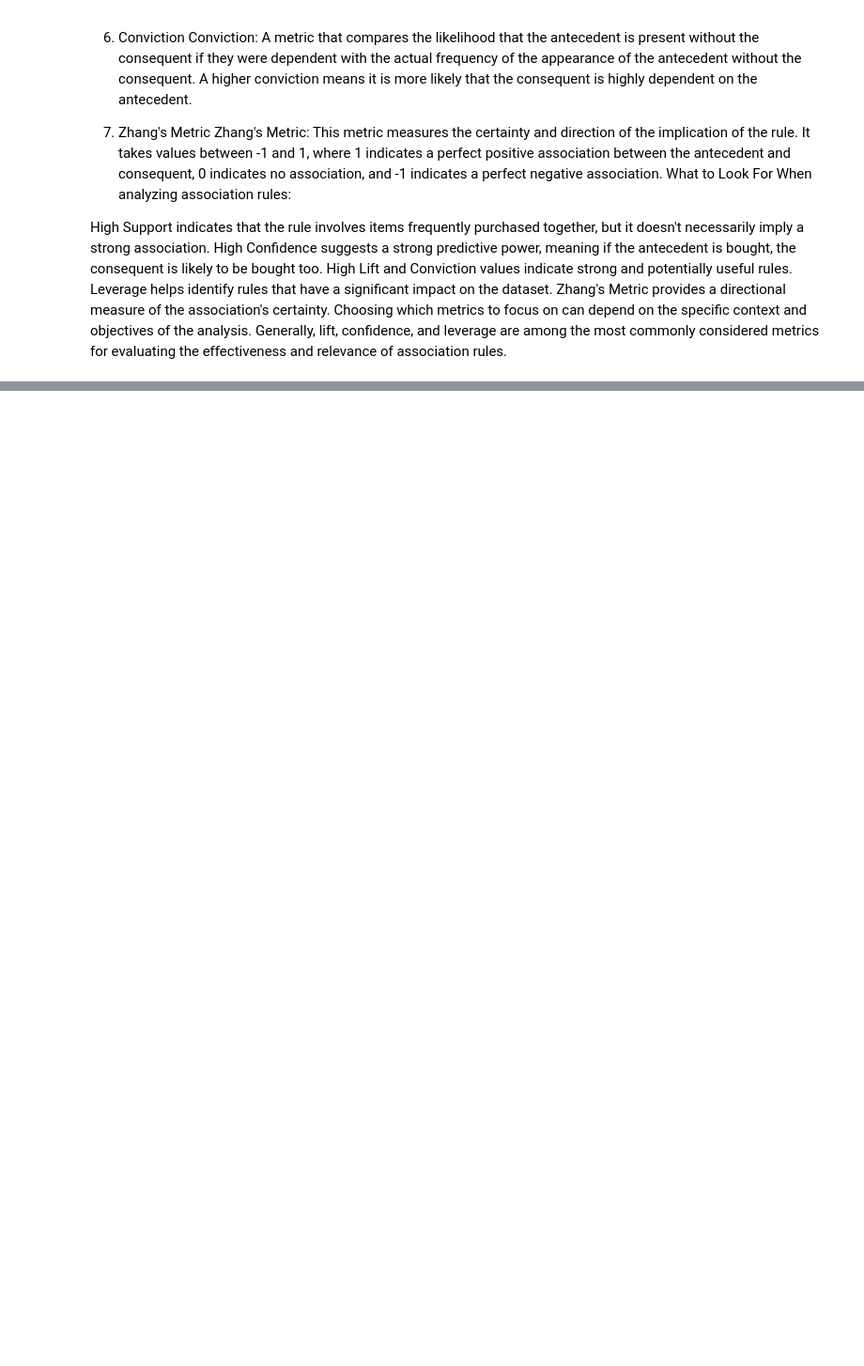
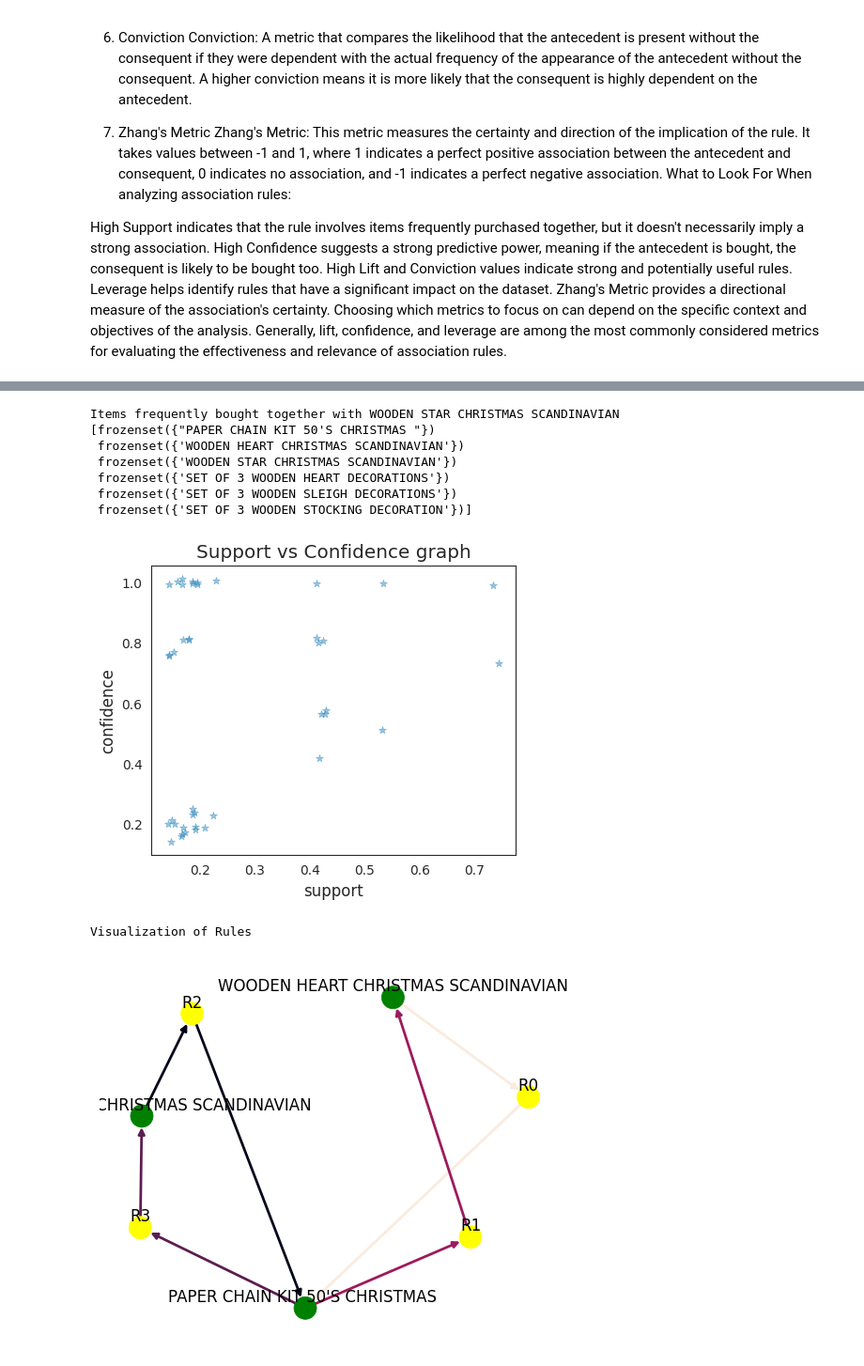
Before and after one commit to ankesh86/RecommendationSystems, a Jupyter notebook: AssociationRuleMining.ipynb, the cells around one changed output, grey strips where cells are left out. Shown at 94% size. Cells and saved outputs as stored; diff of their text form; code cells hidden in the pictures; blank space fills up the shorter version.

```diff
--- a/AssociationRuleMining.ipynb
+++ b/AssociationRuleMining.ipynb
@@ -492,0 +728,13 @@ Choosing which metrics to focus on can depend on the specific context and object
+# %%
+visualize_rules('WOODEN STAR CHRISTMAS SCANDINAVIAN',4)
+# %% [output]
+Items frequently bought together with WOODEN STAR CHRISTMAS SCANDINAVIAN
+[frozenset({"PAPER CHAIN KIT 50'S CHRISTMAS "})
+ frozenset({'WOODEN HEART CHRISTMAS SCANDINAVIAN'})
+ frozenset({'WOODEN STAR CHRISTMAS SCANDINAVIAN'})
+ frozenset({'SET OF 3 WOODEN HEART DECORATIONS'})
+ frozenset({'SET OF 3 WOODEN SLEIGH DECORATIONS'})
+ frozenset({'SET OF 3 WOODEN STOCKING DECORATION'})]
+[figure, added]
+Visualization of Rules
+[figure, added]
```
Also changed, not shown: parts of 22 cells of this notebook.
